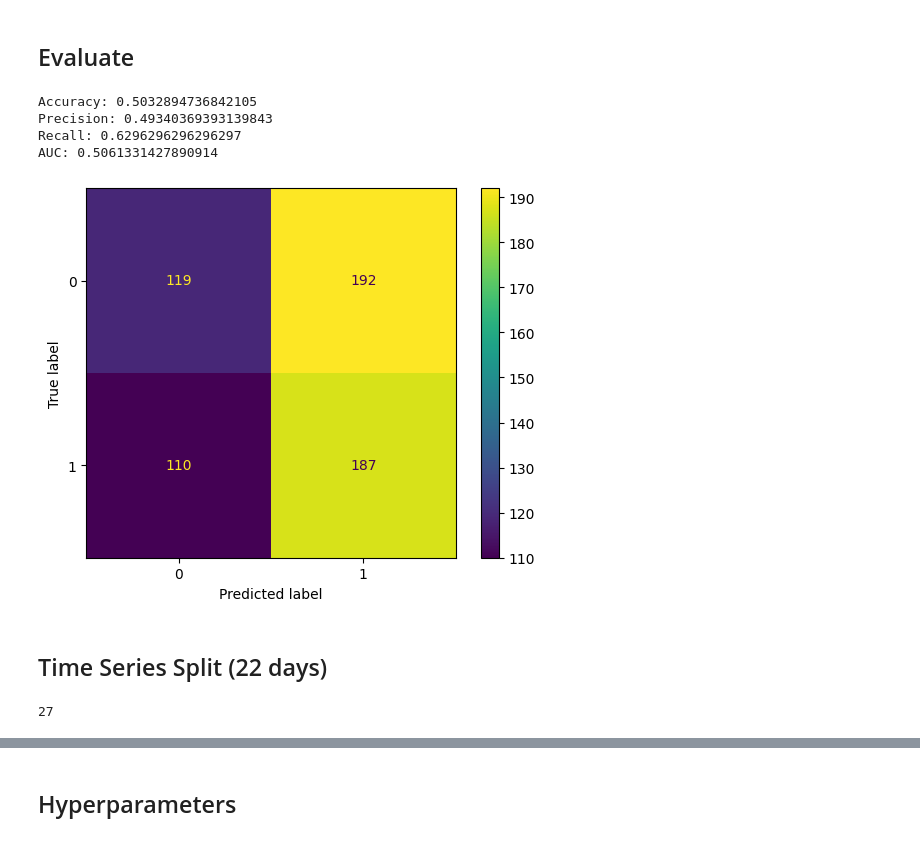
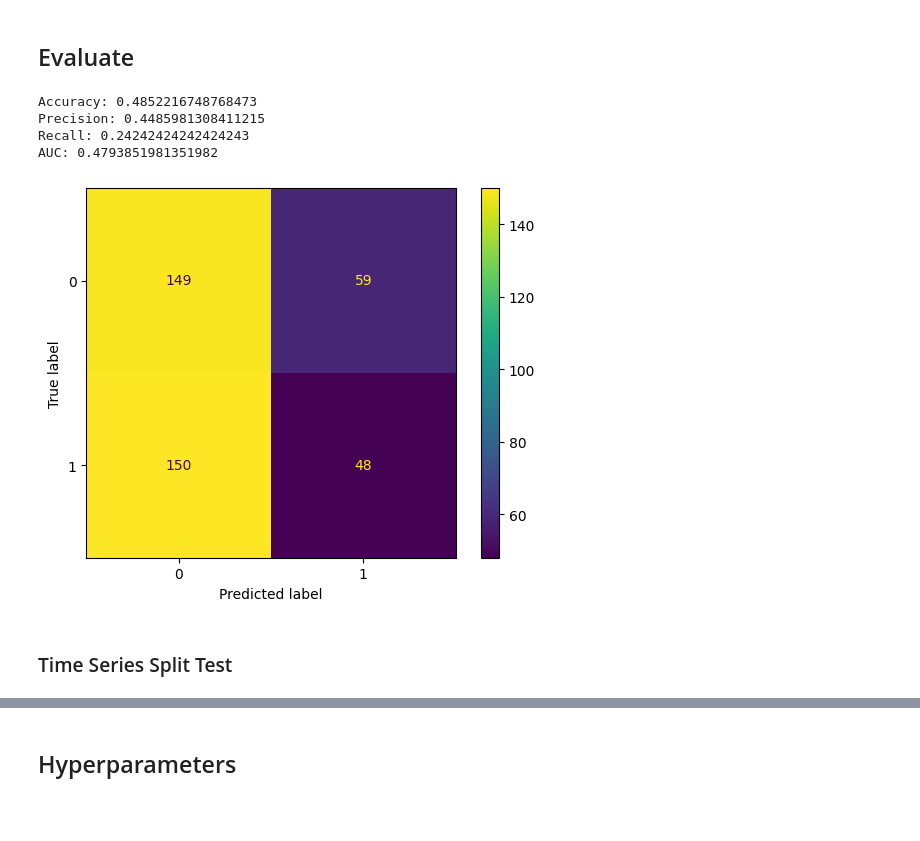
Before and after one commit to luanvenancio/finance-ai, a Jupyter notebook: Finance.ipynb, the cells around one changed output, grey strips where cells are left out. Cells and saved outputs as stored; diff of their text form; code cells hidden in the pictures; blank space fills up the shorter version.

```diff
--- a/Finance.ipynb
+++ b/Finance.ipynb
@@ -18,8 +18,9 @@ Requirement already satisfied: six>=1.5 in /usr/local/lib/python3.10/dist-packag
 np.random.seed(1111)
 
 df = pd.read_csv('Database.csv', index_col=0)
-df.index = pd.to_datetime(df.index, format="%m/%d/%Y %H:%M:%S")
-df.head()
+df.index = pd.to_datetime(df.index, format="%d/%m/%Y %H:%M:%S")
+df.sort_index()
+df
 # %% [output]
 |  | Open | High | Low | Close | Volume | Return | Output |
 | Date |  |  |  |  |  |  |  |
@@ -61,8 +75,15 @@ volume = df.Volume
 # %%
 df['Close_Lag_1'] = close.shift(1)
 #df['Log_Volume'] = np.log(df.Volume)
-df['Volume_diff'] = df.Volume.diff()
-df['Volume_Percentage_Change'] = df.Volume.pct_change()
+df['Volume_diff'] = volume.diff()
+df['Volume_Percentage_Change'] = volume.pct_change()
+df["Daily_Return"] = close.pct_change() * 100
+df['Close_Rolling_Mean_50'] = close.rolling(window=50).mean()
+df['VWAP'] = (close * volume).cumsum() / volume.cumsum()
+df['SMA_50'] = close.rolling(window=50).mean()
+df["Standard_Deviation_50"] = df["Close"].rolling(window=50).std()
+df['Upper_Band'] = df['SMA_50'] + (df["Standard_Deviation_50"] * 2)
+df['Lower_Band'] = df['SMA_50'] - (df["Standard_Deviation_50"] * 2)
 
 horizons = [2, 3, 4, 5, 10, 22, 66]
 #new_predictors = []
@@ -72,6 +93,7 @@ for horizon in horizons:
     rolling_std = df.rolling(horizon).std()
     expanding_averages = df.expanding(horizon).mean()
     expanding_std = df.expanding(horizon).std()
+    exponential_mov_avg = df.ewm(span=horizon, adjust=False).mean()
 
     close_ratio_column = f"Close_Ratio_{horizon}"
     df[close_ratio_column] = df["Close"] / rolling_averages["Close"]
@@ -83,6 +105,9 @@ for horizon in horizons:
     # Rolling Standard Deviation
     close_rolling_std_column = f"Close_Rolling_Std_{horizon}"
     df[close_rolling_std_column] = rolling_std["Close"]
+
+    df['Upper_Band'] = df[close_rolling_mean_column] + (df[close_rolling_std_column] * 2)
+    df['Lower_Band'] = df[close_rolling_mean_column] - (df[close_rolling_std_column] * 2)
 
     # Expanding Avg
     close_expanding_mean_column = f"Close_Expanding_Mean_{horizon}"
@@ -96,14 +121,16 @@ for horizon in horizons:
     close_lag_column = f"Close_Lag_{horizon}"
     df[close_lag_column] = close.shift(horizon)
 
+    # Exponential Moving Avg
+    exponential_moving_avg_column = f"Exponential_Moving_Avg_{horizon}"
+    df[exponential_moving_avg_column] = exponential_mov_avg["Close"]
+
     # Log Volume
     log_volume_column = f"Log_Volume_{horizon}"
     df[log_volume_column] = df.Volume.rolling(horizon).mean().apply(np.log)
 
     trend_column = f"Trend_{horizon}"
     df[trend_column] = df.shift(1).rolling(horizon).sum()["Output"]
-
-    #new_predictors+= [close_ratio_column, close_rolling_mean_column, close_rolling_std_column,  close_expanding_mean_column, close_lag_column, trend_column]
 # %%
 df = df.replace([np.inf, -np.inf], np.nan)
 df = df.dropna()
@@ -385,7 +417,7 @@ y_pred = classifier.predict(X_test)
 # %%
 from sklearn.metrics import recall_score, precision_score, accuracy_score, roc_auc_score, confusion_matrix, ConfusionMatrixDisplay
 
-def evaluate(y_test, y_pred):
+def evaluate_classification(y_test, y_pred):
   # Making the Confusion Matrix
   cm = confusion_matrix(y_test, y_pred)
 
@@ -401,23 +433,15 @@ def evaluate(y_test, y_pred):
   print("Recall:", recall)
   print("AUC:", AUC)
 # %%
-evaluate(y_test, y_pred)
+evaluate_classification(y_test, y_pred)
 # %% [output]
-Accuracy: 0.5032894736842105
-Precision: 0.49340369393139843
-Recall: 0.6296296296296297
-AUC: 0.5061331427890914
+Accuracy: 0.4852216748768473
+Precision: 0.4485981308411215
+Recall: 0.24242424242424243
+AUC: 0.4793851981351982
-[figure, old version]
+[figure, new version]
 # %% [markdown]
-## Time Series Split (22 days)
+### Time Series Split Test
-# %%
-size = len(df.loc[df['year'] < 2022].index)
-size_max = len(df)
-n = -(size-size_max)/22
-
-print(int(n))
-# %% [output]
-27
 # %%
 from sklearn.model_selection import TimeSeriesSplit
 
```
Also changed, not shown: parts of 50 cells of this notebook, 1 other file.
